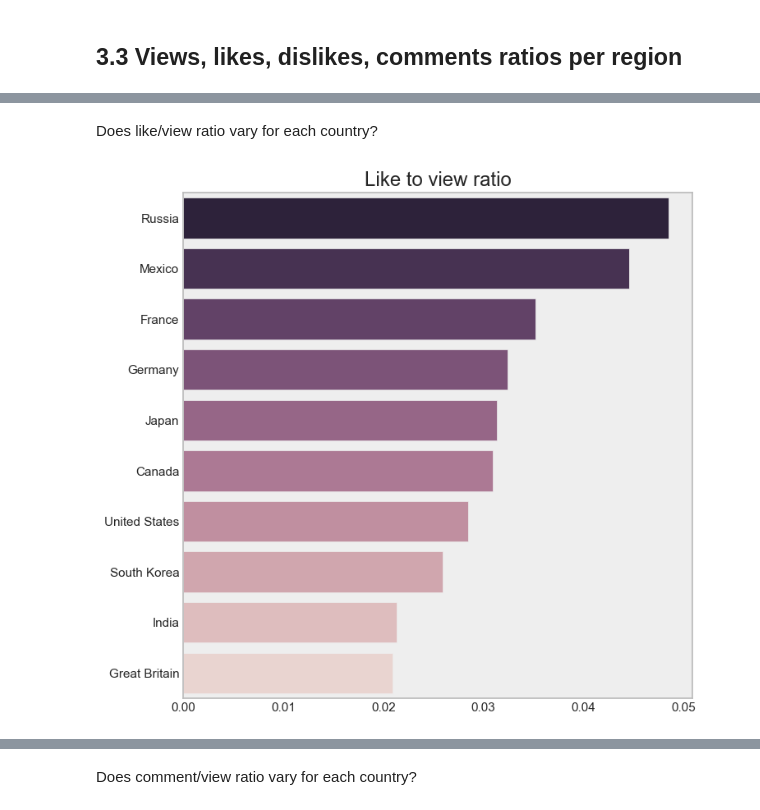
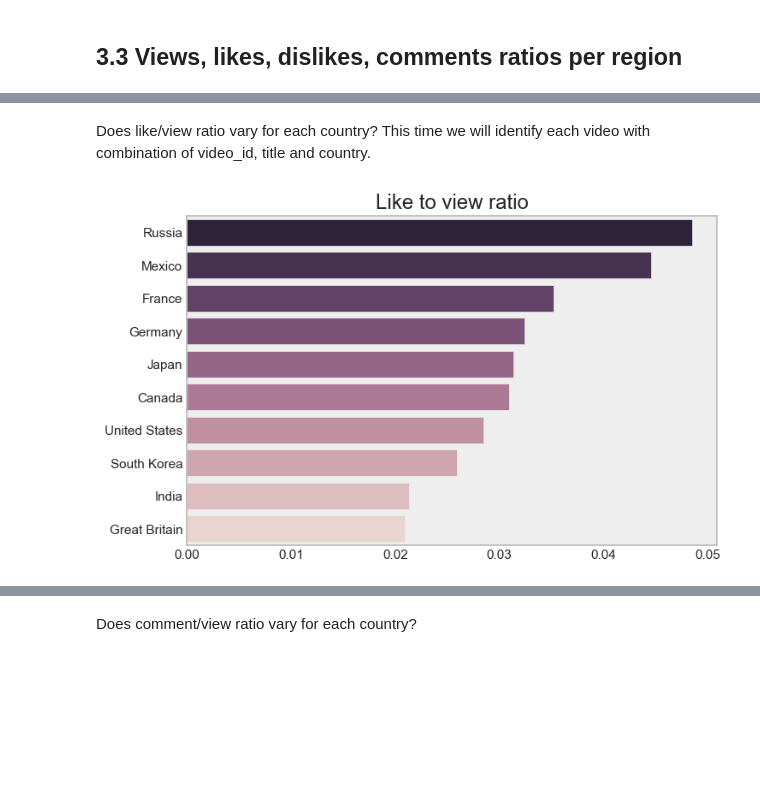
Before and after one commit to Eugeniy-Makarevich/Youtube-trending-videos, a Jupyter notebook: youtube_videos.ipynb, the cells around one changed output, grey strips where cells are left out. Saved outputs shown, nothing was run; the diff lists cells and outputs as text; code cells hidden in the pictures; blank space fills up the shorter version.

```diff
--- a/youtube_videos.ipynb
+++ b/youtube_videos.ipynb
@@ -412,19 +409,19 @@ ylabel = plt.ylabel(None)
 # %% [markdown]
-Does like/view ratio vary for each country?
+Does like/view ratio vary for each country? This time we will identify each video with combination of video_id, title and country.
 # %%
 df1 = df.sort_values(by='trending_date', ascending=False)
 df1 = df1.drop_duplicates(['video_id', 'title', 'country'], keep='first')
 filt = df1['ratings_disabled'] == False
 df1 = df1[filt]
 df1 = df1.groupby(['country']).agg({'likes':'sum',
                    'views':'sum'}).apply(lambda x: (x[0]/x[1]),
                     axis=1).sort_values(ascending=False)
 
-fig, ax = plt.subplots(figsize=(8,8))
+fig, ax = plt.subplots(figsize=(8,5))
 bar = sns.barplot(x=df1.values, y=df1.index,
                 palette=sns.cubehelix_palette(n_colors=10,
                                               reverse=True), ax=ax)
 title = ax.set_title('Like to view ratio')
 ylabel = plt.ylabel(None)
 # %% [output]
-[figure, old version]
+[figure, new version]
```
Also changed, not shown: parts of 15 cells of this notebook.
